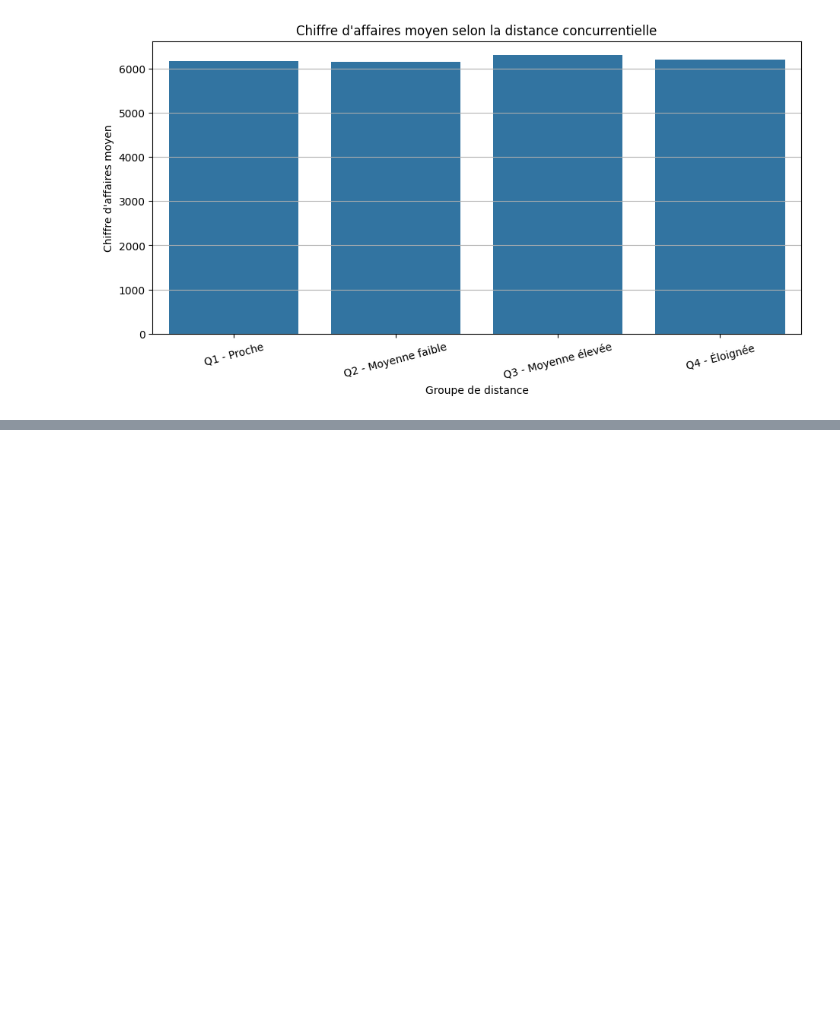
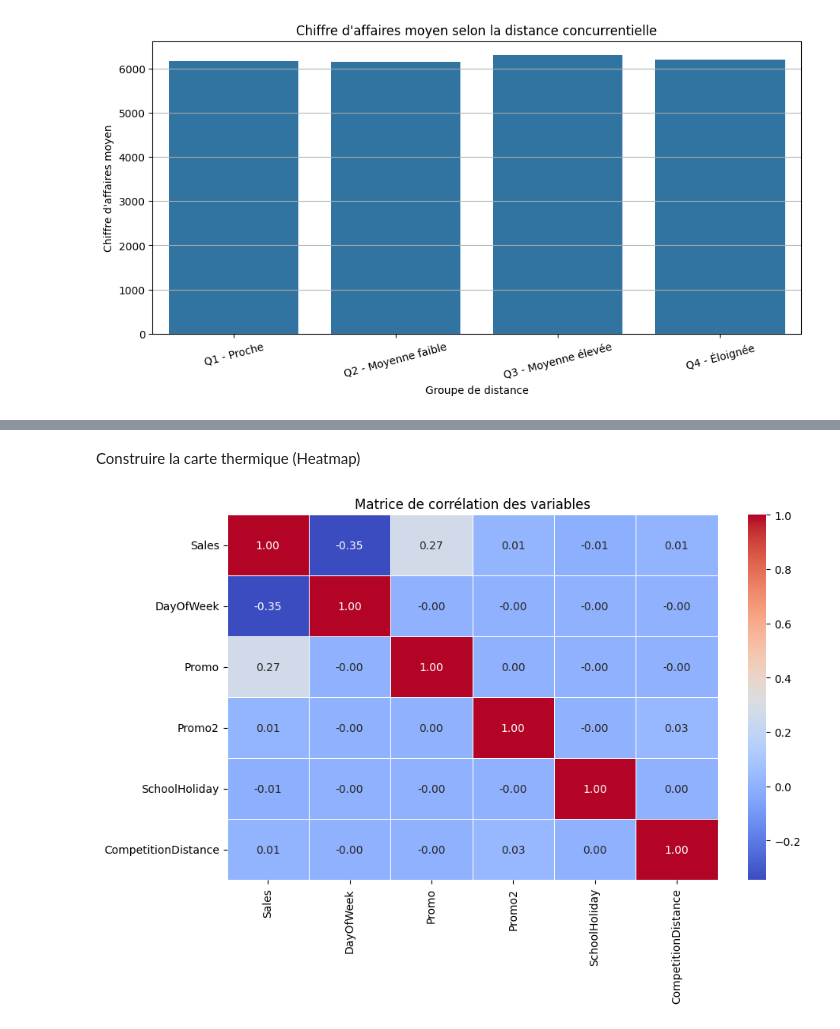
Before and after one commit to Youssoupha-ndiaye/Projet_ML_prediction_chiffres_affaires, a Jupyter notebook: Prediction_chiffres_affaires/notebooks/analyse_exploratoire.ipynb, the cells around one changed output, grey strips where cells are left out. Cells and saved outputs as stored; diff of their text form; code cells hidden in the pictures; blank space fills up the shorter version.

Commit message:
Analyser les correlations entre les variables

```diff
--- a/Prediction_chiffres_affaires/notebooks/analyse_exploratoire.ipynb
+++ b/Prediction_chiffres_affaires/notebooks/analyse_exploratoire.ipynb
@@ -1072,0 +1085,13 @@ plt.show()
+# %%
+variables_correlation = [
+    "Sales",
+    "DayOfWeek",
+    "Promo",
+    "Promo2",
+    "SchoolHoliday",
+    "CompetitionDistance"
+]
+
+df_correlation = df[variables_correlation]
+
+print(df_correlation.head())
@@ -1072,0 +1107,4 @@ plt.show()
+# %%
+matrice_correlation = df_correlation.corr()
+
+print(matrice_correlation)
@@ -1072,0 +1127,17 @@ plt.show()
+# %% [markdown]
+Construire la carte thermique (Heatmap)
+# %%
+plt.figure(figsize=(10, 6))
+
+sns.heatmap(
+    matrice_correlation,
+    annot=True,
+    cmap="coolwarm",
+    fmt=".2f",
+    linewidths=0.5
+)
+
+plt.title("Matrice de corrélation des variables")
+plt.show()
+# %% [output]
+[figure, added]
```
Also changed, not shown: parts of 5 cells of this notebook.
